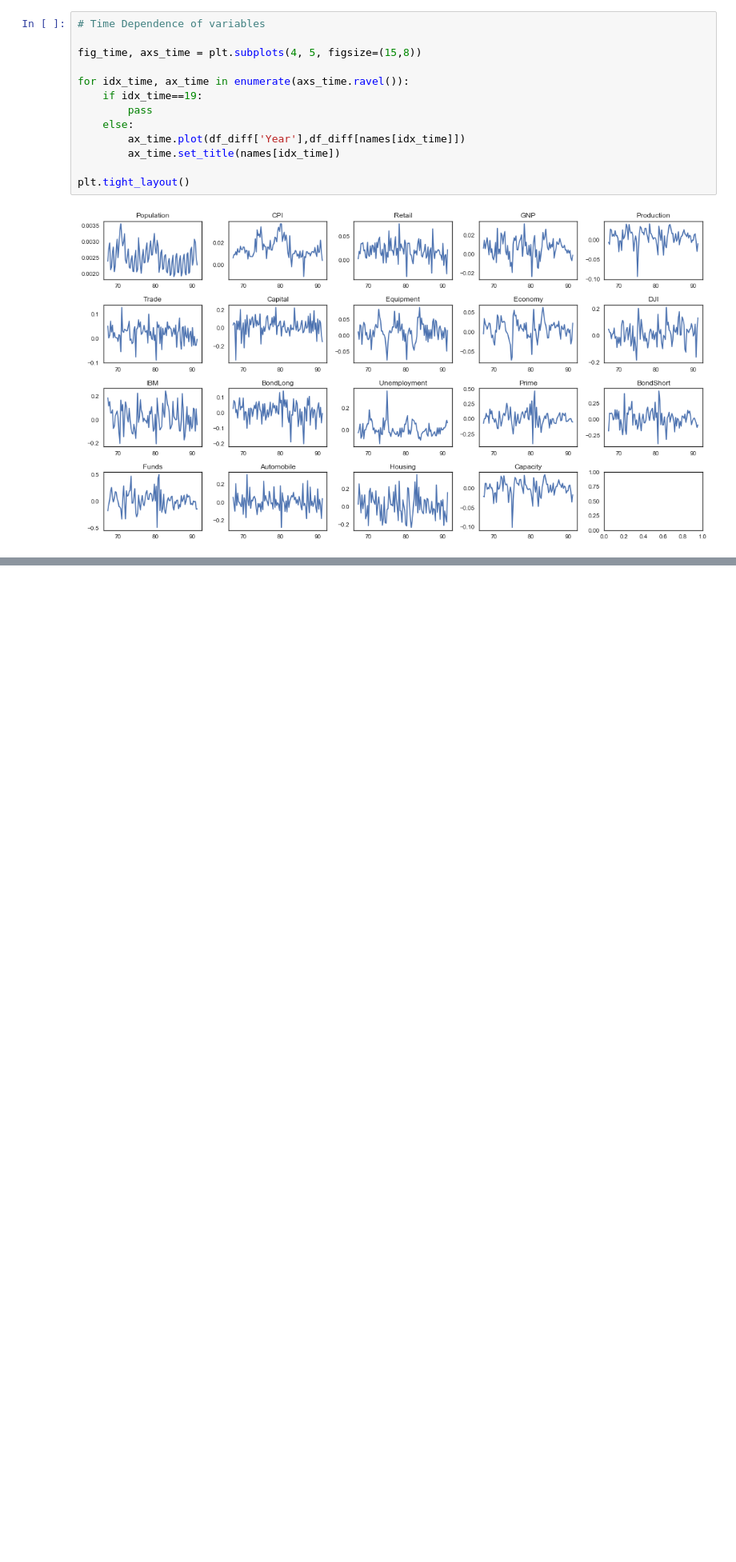
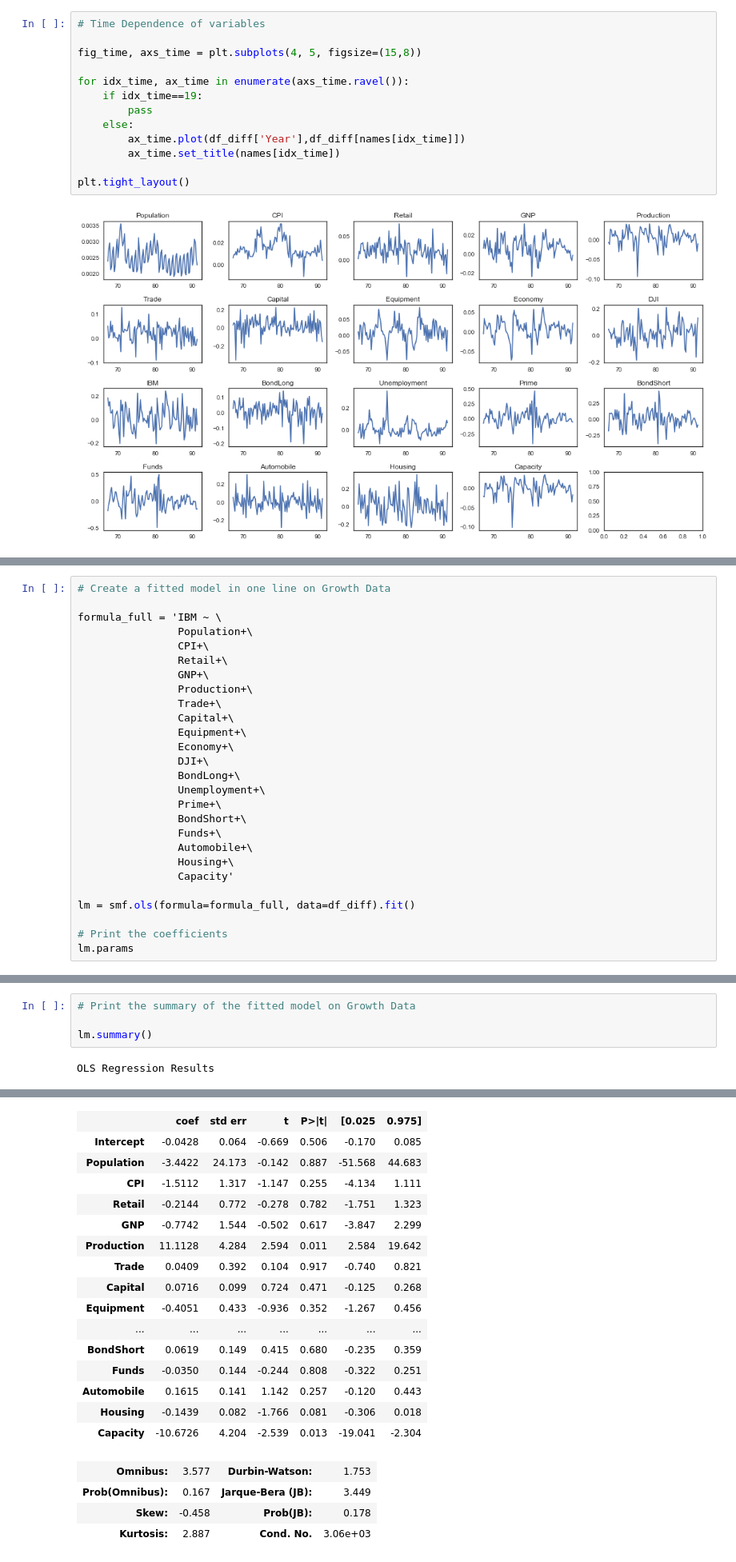
Before and after one commit to yqelisa/apan_data_viz, a Jupyter notebook: DataViz_Assignment4.ipynb, the cells around one changed output, grey strips where cells are left out. Shown at 80% size. Drawn from its saved outputs; the diff is of its cells as text; blank space fills up the shorter version.

Commit message:
Update the script for economy dataset

```diff
--- a/DataViz_Assignment4.ipynb
+++ b/DataViz_Assignment4.ipynb
@@ -274,0 +279,27 @@ plt.tight_layout()
+# %%
+# Create a fitted model in one line on Growth Data
+
+formula_full = 'IBM ~ \
+                Population+\
+                CPI+\
+                Retail+\
+                GNP+\
+                Production+\
+                Trade+\
+                Capital+\
+                Equipment+\
+                Economy+\
+                DJI+\
+                BondLong+\
+                Unemployment+\
+                Prime+\
+                BondShort+\
+                Funds+\
+                Automobile+\
+                Housing+\
+                Capacity'
+
+lm = smf.ols(formula=formula_full, data=df_diff).fit()
+
+# Print the coefficients
+lm.params
@@ -274,0 +327,6 @@ plt.tight_layout()
+# %%
+# Print the summary of the fitted model on Growth Data
+
+lm.summary()
+# %% [output]
+OLS Regression Results
@@ -274,0 +342,20 @@ plt.tight_layout()
+|  | coef | std err | t | P>|t| | [0.025 | 0.975] |
+| Intercept | -0.0428 | 0.064 | -0.669 | 0.506 | -0.170 | 0.085 |
+| Population | -3.4422 | 24.173 | -0.142 | 0.887 | -51.568 | 44.683 |
+| CPI | -1.5112 | 1.317 | -1.147 | 0.255 | -4.134 | 1.111 |
+| Retail | -0.2144 | 0.772 | -0.278 | 0.782 | -1.751 | 1.323 |
+| GNP | -0.7742 | 1.544 | -0.502 | 0.617 | -3.847 | 2.299 |
+| Production | 11.1128 | 4.284 | 2.594 | 0.011 | 2.584 | 19.642 |
+| Trade | 0.0409 | 0.392 | 0.104 | 0.917 | -0.740 | 0.821 |
+| Capital | 0.0716 | 0.099 | 0.724 | 0.471 | -0.125 | 0.268 |
+| Equipment | -0.4051 | 0.433 | -0.936 | 0.352 | -1.267 | 0.456 |
+| ... | ... | ... | ... | ... | ... | ... |
+| BondShort | 0.0619 | 0.149 | 0.415 | 0.680 | -0.235 | 0.359 |
+| Funds | -0.0350 | 0.144 | -0.244 | 0.808 | -0.322 | 0.251 |
+| Automobile | 0.1615 | 0.141 | 1.142 | 0.257 | -0.120 | 0.443 |
+| Housing | -0.1439 | 0.082 | -1.766 | 0.081 | -0.306 | 0.018 |
+| Capacity | -10.6726 | 4.204 | -2.539 | 0.013 | -19.041 | -2.304 |
+| Omnibus: | 3.577 | Durbin-Watson: | 1.753 |
+| Prob(Omnibus): | 0.167 | Jarque-Bera (JB): | 3.449 |
+| Skew: | -0.458 | Prob(JB): | 0.178 |
+| Kurtosis: | 2.887 | Cond. No. | 3.06e+03 |
```
Also changed, not shown: parts of 13 cells of this notebook.
